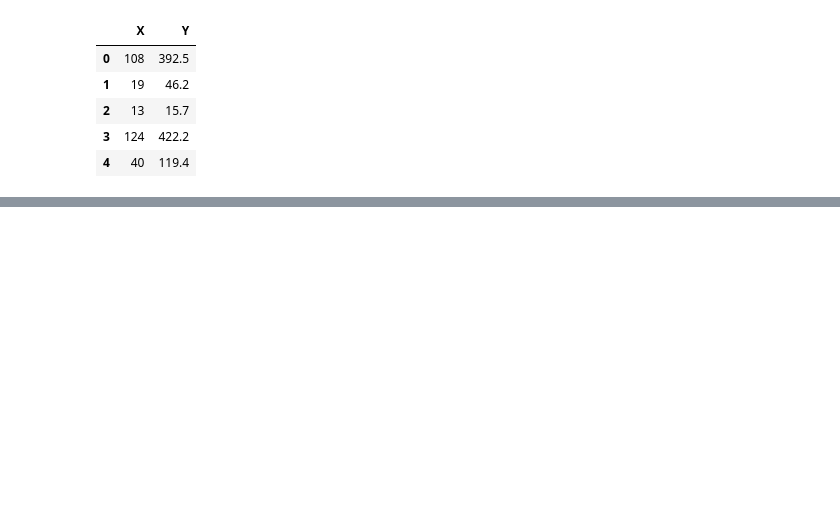
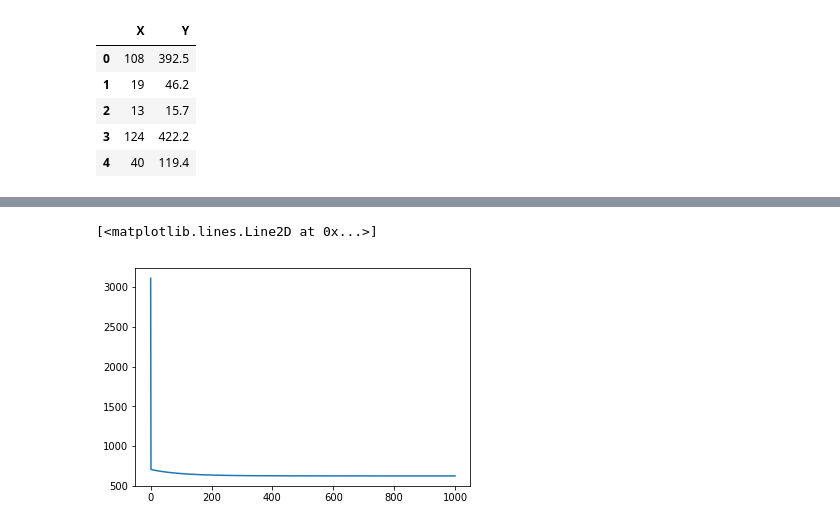
Before and after one commit to alstn2468/Python_For_Machine_Learning, a Jupyter notebook: Chapter.7/6.ipynb, the cells around one changed output, grey strips where cells are left out. Saved outputs shown, nothing was run; the diff lists cells and outputs as text; code cells hidden in the pictures; blank space fills up the shorter version.

```diff
--- a/Chapter.7/6.ipynb
+++ b/Chapter.7/6.ipynb
@@ -19,0 +73,5 @@ df.head()
+# %%
+h = hypothesis_function(X, w)
+# %%
+def cost_function(h, y) :
+    return (1 / (2 * len(y))) * np.sum((h - y) ** 2)
@@ -19,0 +157,5 @@ df.head()
+# %%
+plt.plot(range(len(cost_list)), cost_list)
+# %% [output]
+[<matplotlib.lines.Line2D at 0x...>]
+[figure, added]
```
Also changed, not shown: parts of 25 cells of this notebook.
